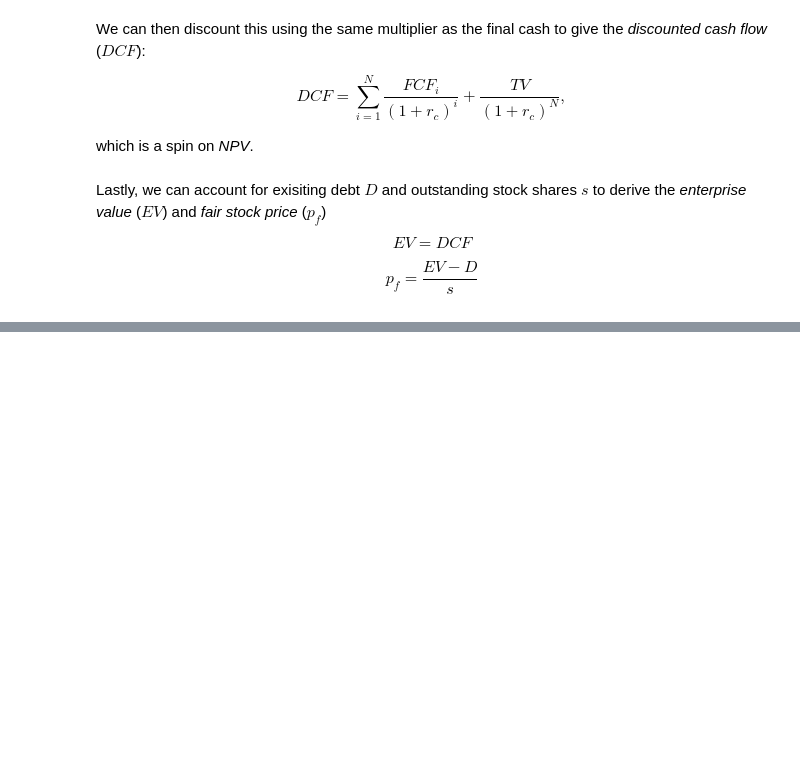
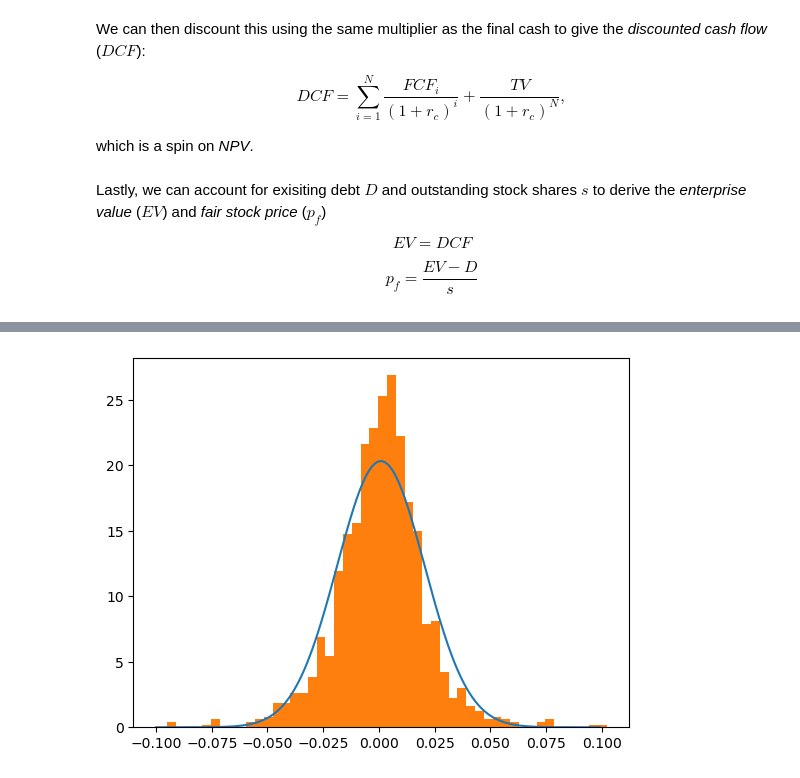
Before and after one commit to Acouvertier/phase_0_quant_foundations, a Jupyter notebook: phase_1_project.ipynb, the cells around one changed output, grey strips where cells are left out. Cells and saved outputs as stored; diff of their text form; code cells hidden in the pictures; blank space fills up the shorter version.

```diff
--- a/phase_1_project.ipynb
+++ b/phase_1_project.ipynb
@@ -234,0 +285,5 @@ def fair_stock(debt,shares_outstanding,growth_rate, capital_cost, free_cash_flow
+# %%
+plt.plot(rate_values,normal_googl)
+_ = plt.hist(google_spy_combined['simple_googl'],bins=50,density=True)
+# %% [output]
+[figure, added]
```
Also changed, not shown: parts of 15 cells of this notebook, 4 other files.
